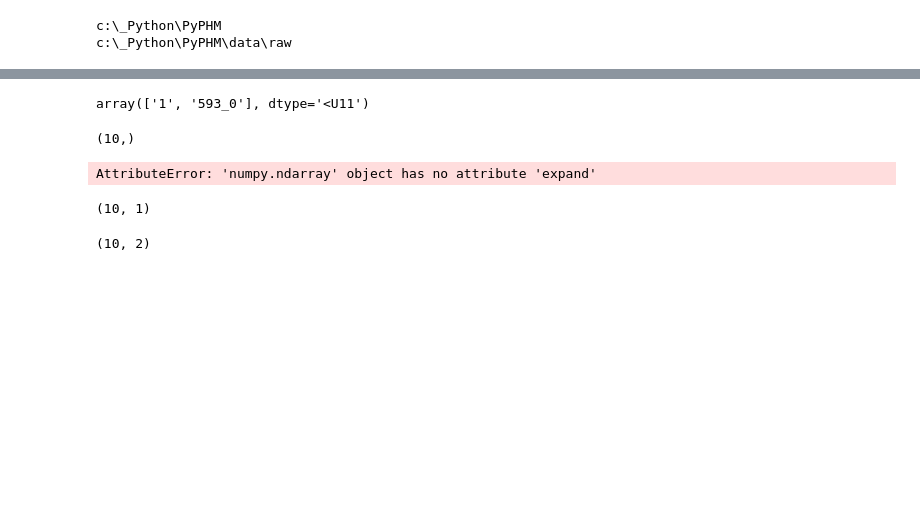
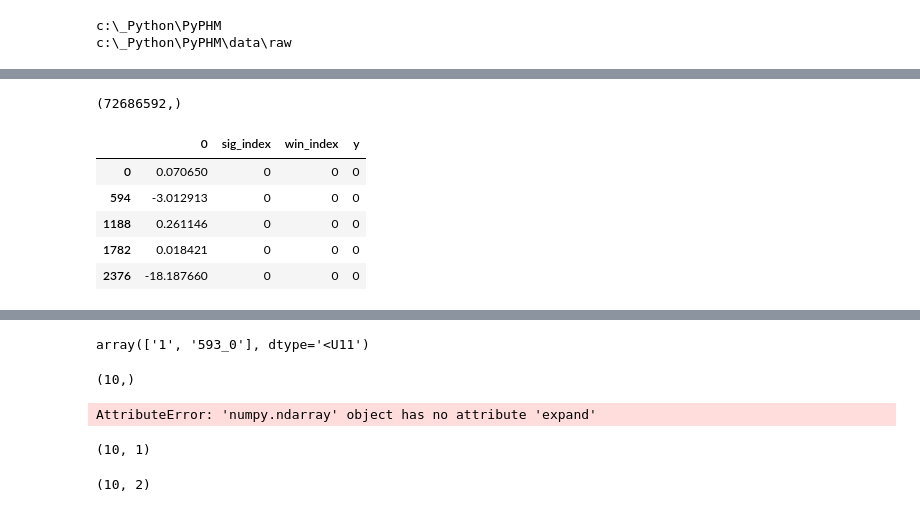
Before and after one commit to tvhahn/PyPHM, a Jupyter notebook: notebooks/airbus_test.ipynb, the cells around one changed output, grey strips where cells are left out. Drawn from its saved outputs; the diff is of its cells as text; code cells hidden in the pictures; blank space fills up the shorter version.

```diff
--- a/notebooks/airbus_test.ipynb
+++ b/notebooks/airbus_test.ipynb
@@ -23,0 +19,6 @@ len_signal: 61440
+# %%
+x, y, window_label_array = air.create_xy_arrays(train_or_val="val")
+print('x.shape:', x.shape)
+print('y.shape:', y.shape)
+print('window_label_array.shape:', window_label_array.shape)
+# print('y.shape:', y.shape)
@@ -23,0 +113,4 @@ len_signal: 61440
+# %%
+df = pd.DataFrame(x.reshape(-1,1))
+print(df.shape)
+df.head()
@@ -23,0 +125,18 @@ len_signal: 61440
+# %%
+np.repeat(np.expand_dims(y[:,:,0].astype(int), axis=1), 512, axis=1).reshape(-1,1)[:,0].shape
+# %% [output]
+(72686592,)
+# %%
+df = df.assign(sig_index=np.repeat(np.expand_dims(y[:,:,0].astype(int), axis=1), 512, axis=1).reshape(-1,1)[:,0])
+df = df.assign(win_index=np.repeat(np.expand_dims(y[:,:,1].astype(int), axis=1), 512, axis=1).reshape(-1,1)[:,0])
+df = df.assign(y=np.repeat(np.expand_dims(y[:,:,2].astype(int), axis=1), 512, axis=1).reshape(-1,1)[:,0])
+# %%
+df = df.sort_values(by=['sig_index', 'win_index'])
+df.head()
+# %% [output]
+|  | 0 | sig_index | win_index | y |
+| 0 | 0.070650 | 0 | 0 | 0 |
+| 594 | -3.012913 | 0 | 0 | 0 |
+| 1188 | 0.261146 | 0 | 0 | 0 |
+| 1782 | 0.018421 | 0 | 0 | 0 |
+| 2376 | -18.187660 | 0 | 0 | 0 |
```
Also changed, not shown: parts of 40 cells of this notebook, 1 other file.
